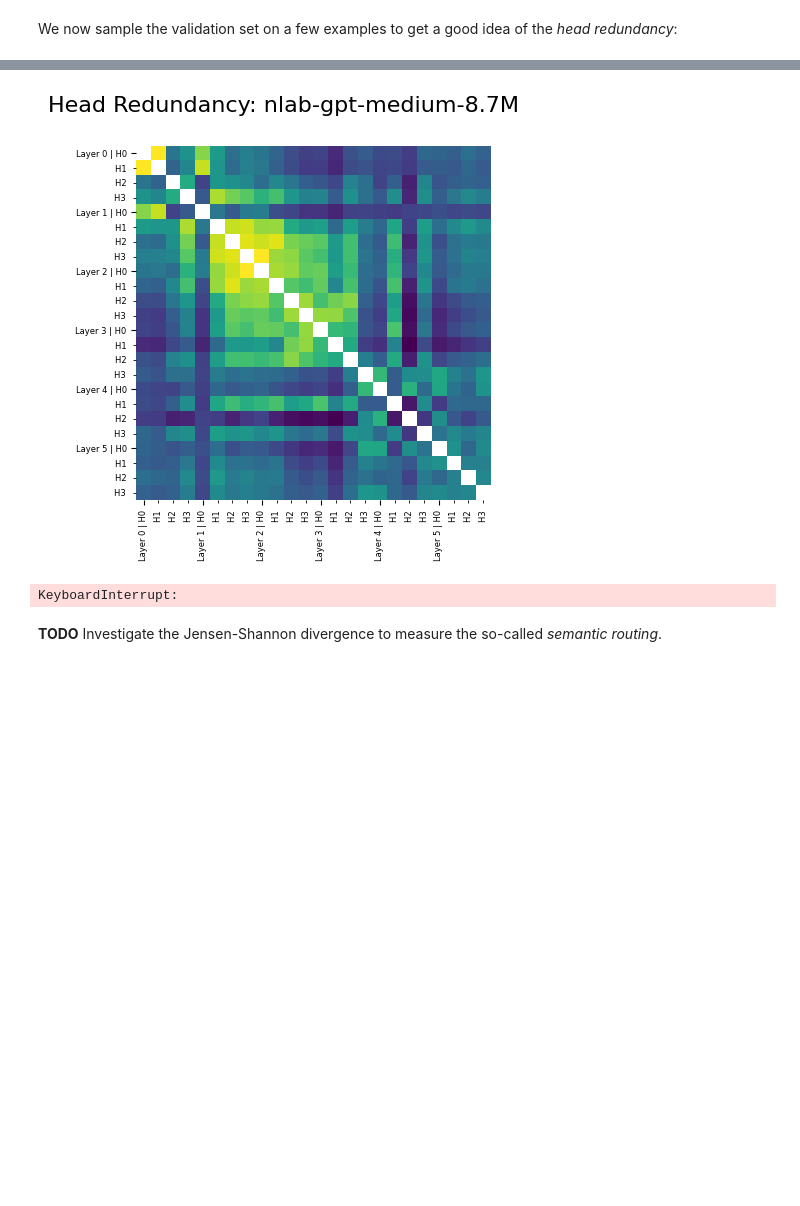
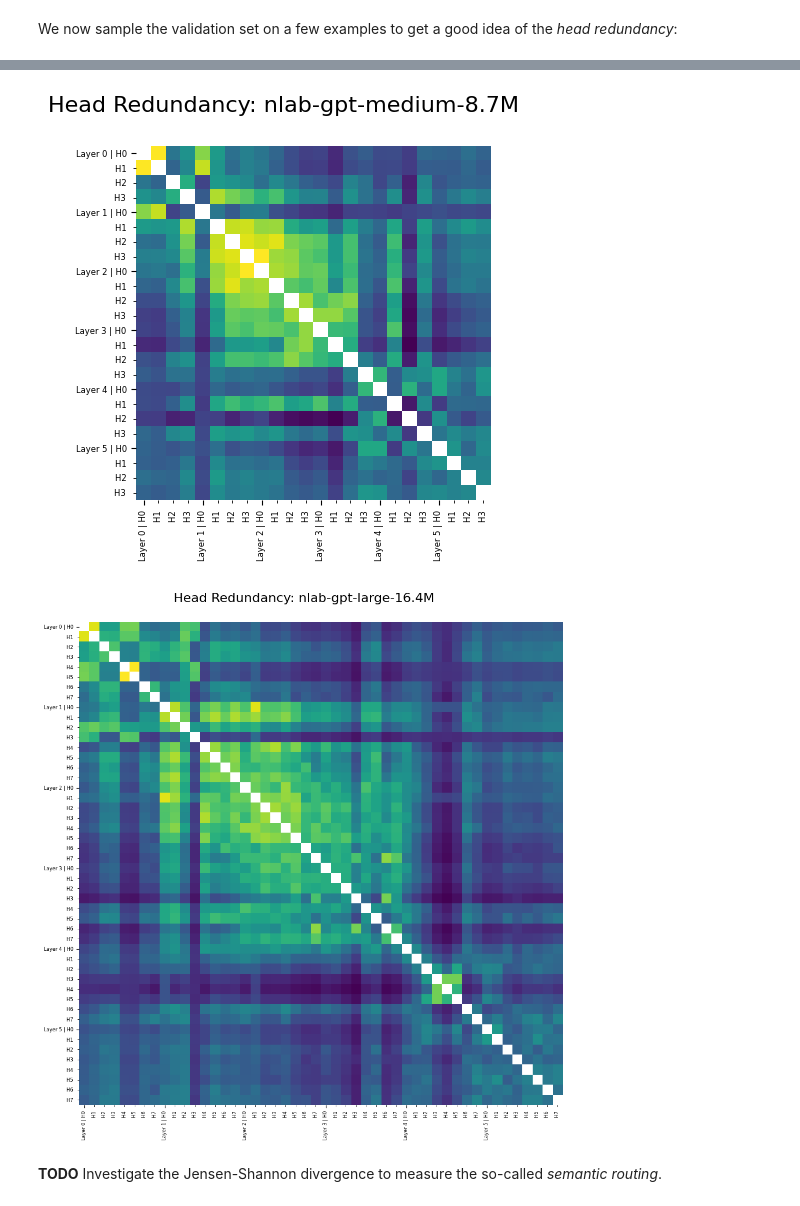
Before and after one commit to mjub/transformer-from-scratch, a Jupyter notebook: notebooks/anatomy-of-a-gpt.ipynb, the cells around one changed output, grey strips where cells are left out. Cells and saved outputs as stored; diff of their text form; code cells hidden in the pictures; blank space fills up the shorter version.

```diff
--- a/notebooks/anatomy-of-a-gpt.ipynb
+++ b/notebooks/anatomy-of-a-gpt.ipynb
@@ -288,7 +288,7 @@ import tqdm
 val_data = torch.load("../data/val_data.pt").to(device)
 
 # How many times we should sample
-MAX_STEPS = 100
+MAX_STEPS = 50
 
 
 # Coming straight form train.Trainer
@@ -362,33 +362,33 @@ with torch.no_grad():
         ax.set_yticklabels(
             [f"Layer {labels[i][0]} | H{labels[i][1]}" for i in major], fontsize=6
         )
         ax.set_yticklabels([f"H{labels[i][1]} " for i in minor], fontsize=6, minor=True)
 
         for spine in ax.spines.values():
             spine.set_visible(False)
 
         ax.imshow(
             np.ma.MaskedArray(
                 score,
                 mask=np.identity(len(labels), dtype=bool),
             ),
             cmap="viridis",
             aspect="equal",
             interpolation="nearest",
             origin="upper",
         )
 
         plt.suptitle(f"Head Redundancy: {run.name[:-9]}", fontsize=16, y=1.0)
         plt.tight_layout()
         plt.savefig(
             f"../assets/head-redundancy-{run.name[:-9]}.png",
             dpi=300,
             bbox_inches="tight",
         )
         plt.show()
 # %% [output]
 [figure]
 [figure]
-KeyboardInterrupt:
+[figure, added]
 # %% [markdown]
 **TODO** Investigate the Jensen-Shannon divergence to measure the so-called _semantic routing_.
```
Also changed, not shown: parts of 1 cell of this notebook, 1 other file.
